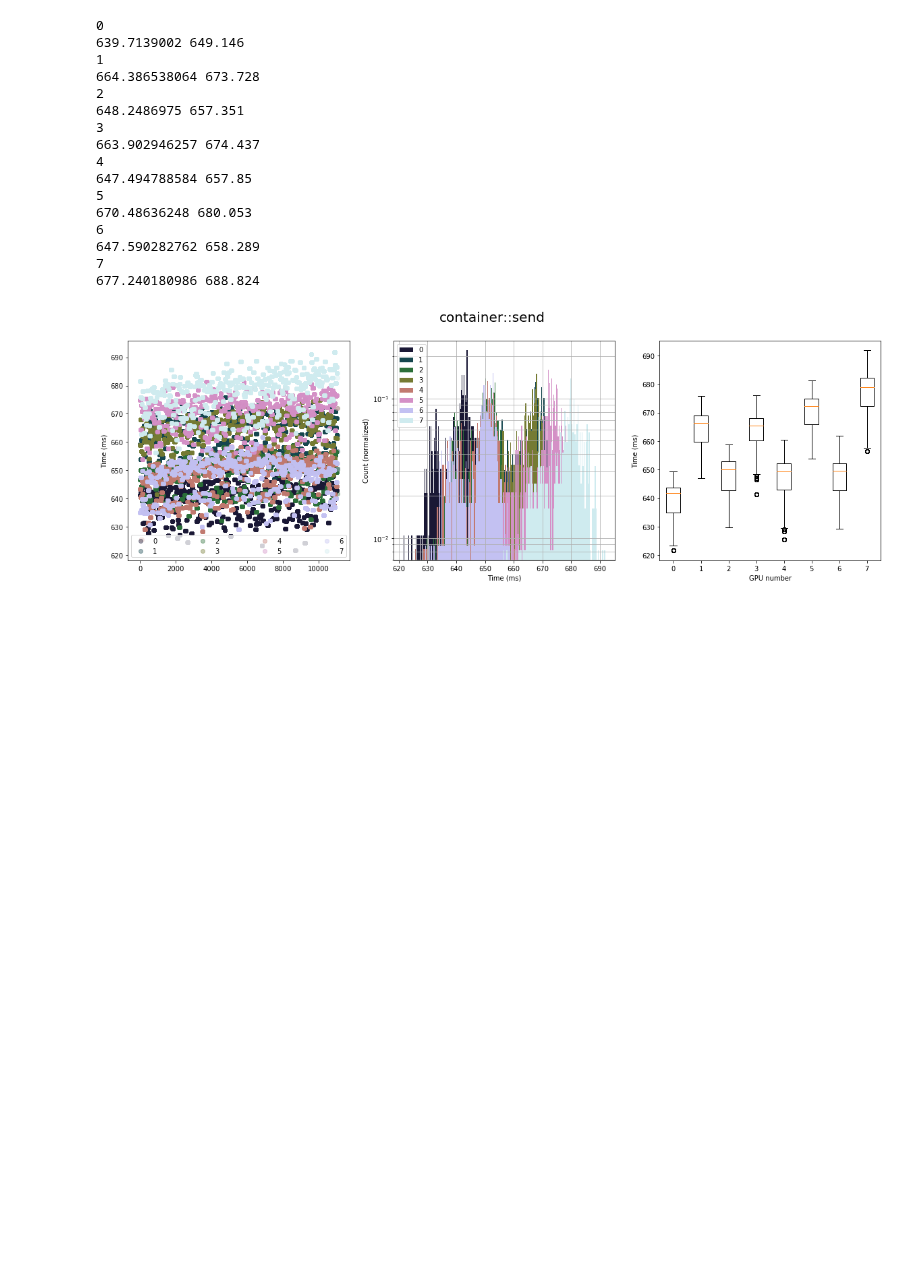
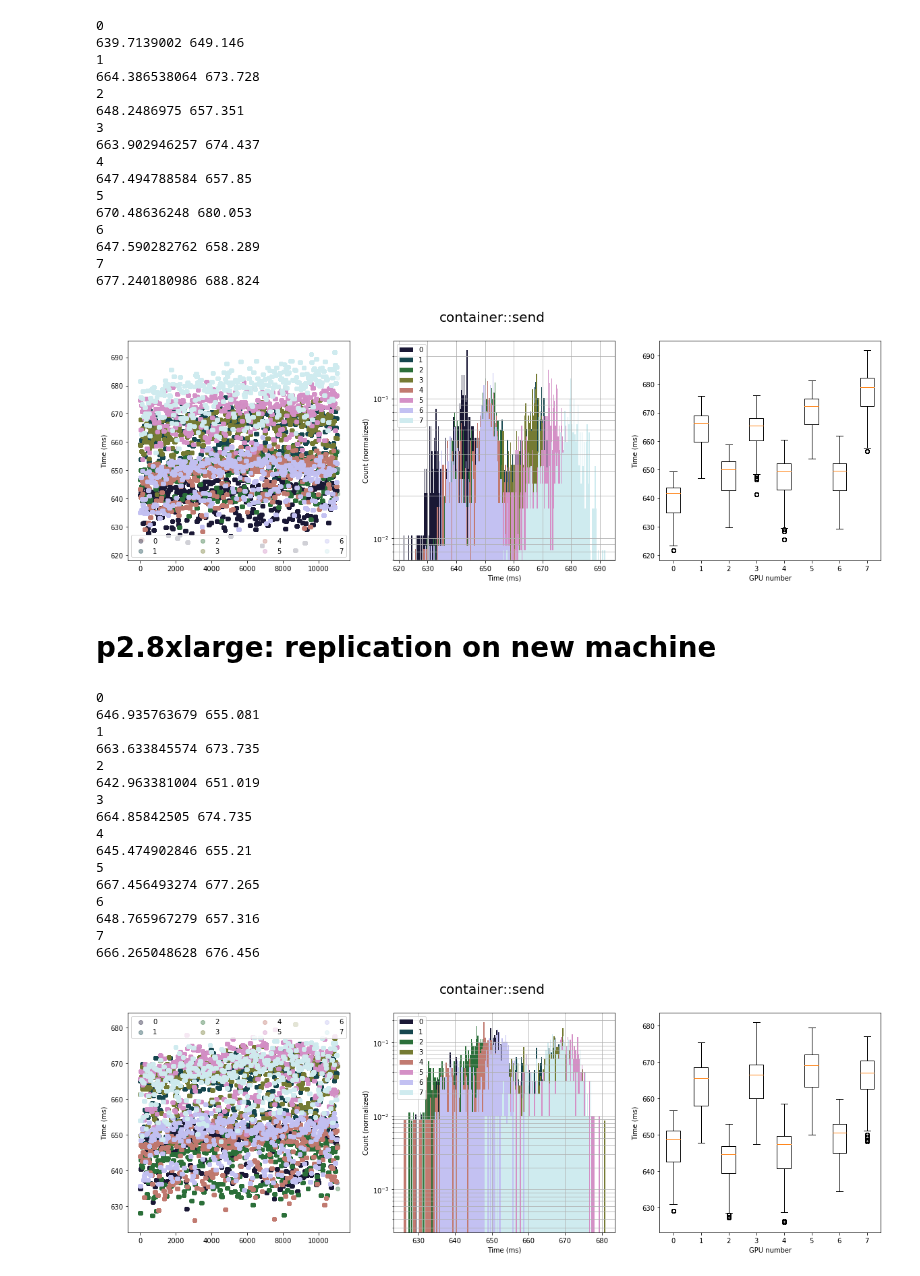
Before and after one commit to dcrankshaw/plots-model-comp-paper, a Jupyter notebook: debugging/gpu-placement-debugging.ipynb, the cells around one changed output. Drawn from its saved outputs; the diff is of its cells as text; code cells hidden in the pictures; blank space fills up the shorter version.

Commit message:
p2.8xlarge gpu perf disparity results from second machine

```diff
--- a/debugging/gpu-placement-debugging.ipynb
+++ b/debugging/gpu-placement-debugging.ipynb
@@ -126,3 +126,26 @@ plot_comparison(path)
 7
 677.240180986 688.824
 [figure]
+# %% [markdown]
+# p2.8xlarge: replication on new machine
+# %%
+path = "../results_cpp_benchmarker/query_lineage/tf-resnet-feats-snp-resource-placement-debugging-gpu-k80-batch-32-machine2"
+plot_comparison(path)
+# %% [output]
+0
+646.935763679 655.081
+1
+663.633845574 673.735
+2
+642.963381004 651.019
+3
+664.85842505 674.735
+4
+645.474902846 655.21
+5
+667.456493274 677.265
+6
+648.765967279 657.316
+7
+666.265048628 676.456
+[figure, added]
```
